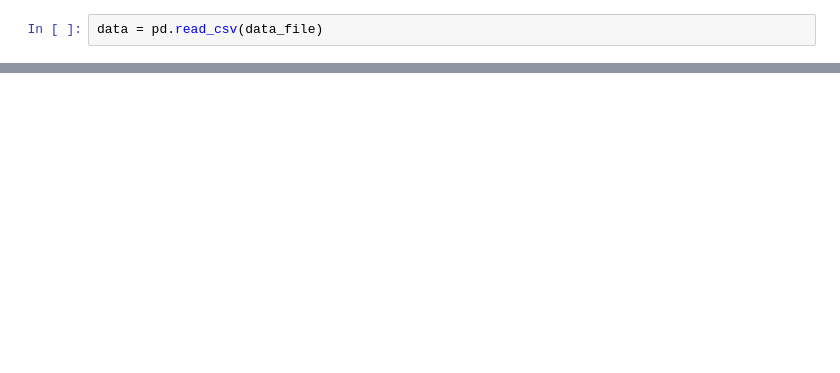
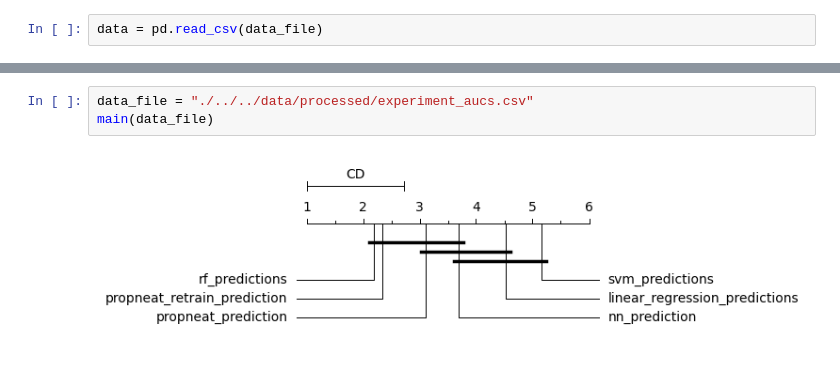
Before and after one commit to mikethemerry/phd-neat-experiments, a Jupyter notebook: experiments/all_datasets-benchmarking/3_cdplot.ipynb, the cells around one changed output, grey strips where cells are left out. Drawn from its saved outputs; the diff is of its cells as text; blank space fills up the shorter version.

```diff
--- a/experiments/all_datasets-benchmarking/3_cdplot.ipynb
+++ b/experiments/all_datasets-benchmarking/3_cdplot.ipynb
@@ -70,0 +78,5 @@ data
+# %%
+data_file = "./../../data/processed/experiment_aucs.csv"
+main(data_file)
+# %% [output]
+[figure, added]
```
Also changed, not shown: parts of 4 cells of this notebook, 10 other files.
